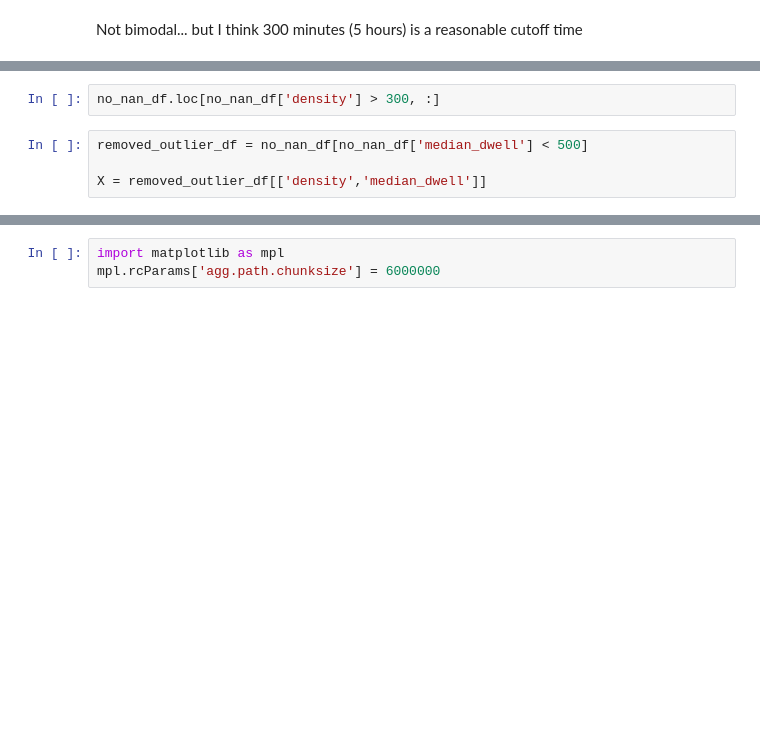
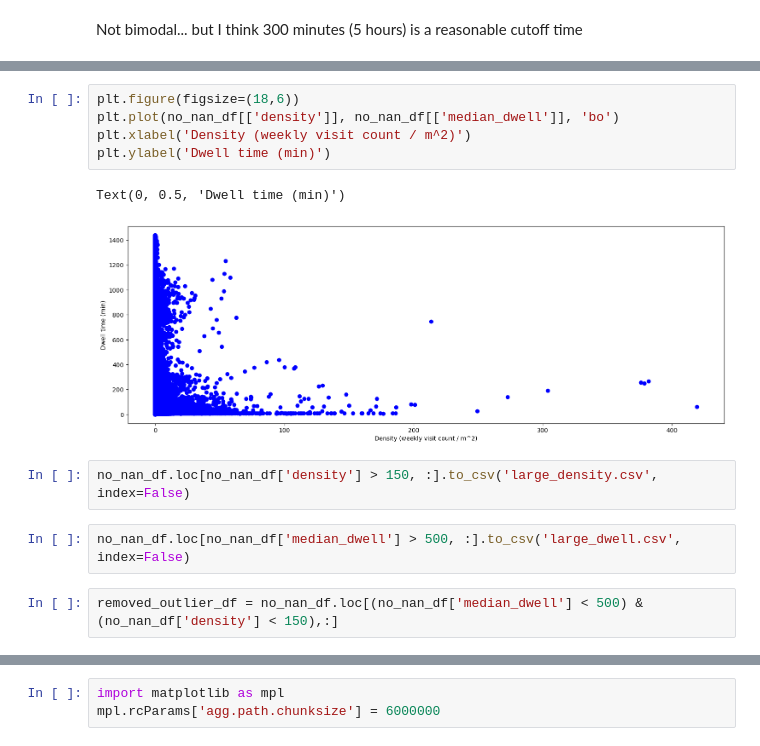
Before and after one commit to hwunrow/behavioral-safegraph, a Jupyter notebook: src/cluster_naics.ipynb, the cells around one changed output, grey strips where cells are left out. Cells and saved outputs as stored; diff of their text form; blank space fills up the shorter version.

```diff
--- a/src/cluster_naics.ipynb
+++ b/src/cluster_naics.ipynb
@@ -100,6 +173,14 @@ no_nan_df[['density']].plot.hist(bins=50)
+# %%
+plt.figure(figsize=(18,6))
+plt.plot(no_nan_df[['density']], no_nan_df[['median_dwell']], 'bo')
+plt.xlabel('Density (weekly visit count / m^2)')
+plt.ylabel('Dwell time (min)')
+# %% [output]
+Text(0, 0.5, 'Dwell time (min)')
+[figure, added]
 # %%
-no_nan_df.loc[no_nan_df['density'] > 300, :]
+no_nan_df.loc[no_nan_df['density'] > 150, :].to_csv('large_density.csv', index=False)
+# %%
+no_nan_df.loc[no_nan_df['median_dwell'] > 500, :].to_csv('large_dwell.csv', index=False)
 # %%
-removed_outlier_df = no_nan_df[no_nan_df['median_dwell'] < 500]
-
-X = removed_outlier_df[['density','median_dwell']]
+removed_outlier_df = no_nan_df.loc[(no_nan_df['median_dwell'] < 500) & (no_nan_df['density'] < 150),:]
```
Also changed, not shown: parts of 58 cells of this notebook.
